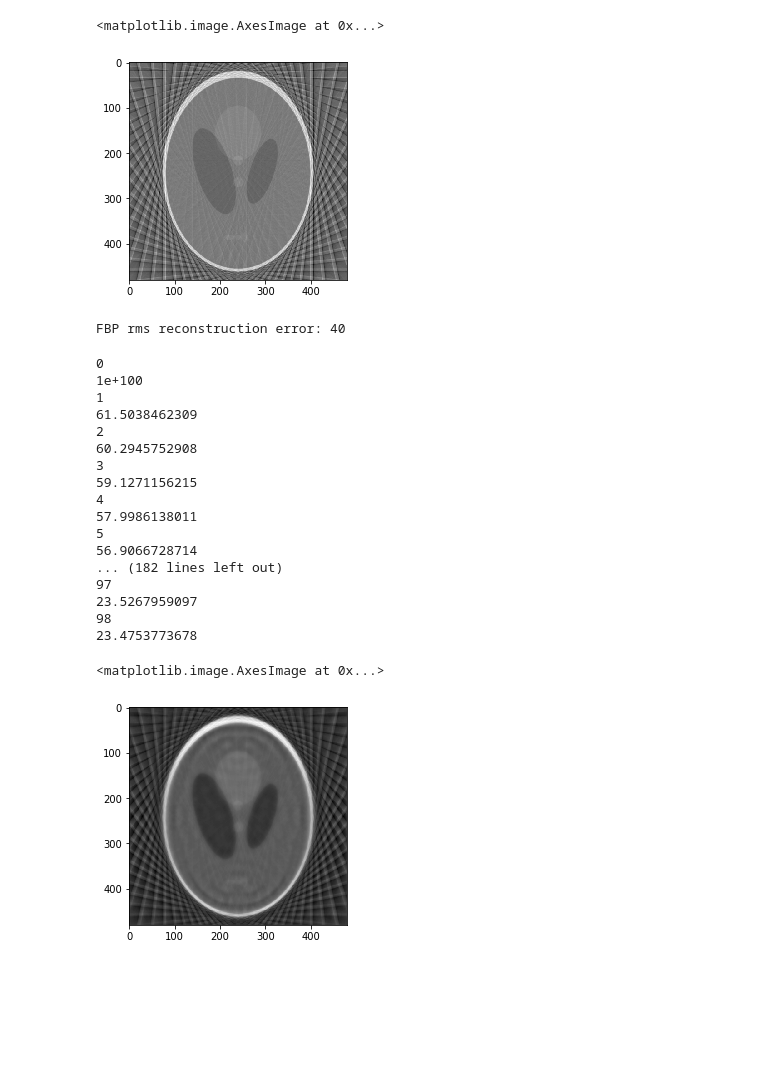
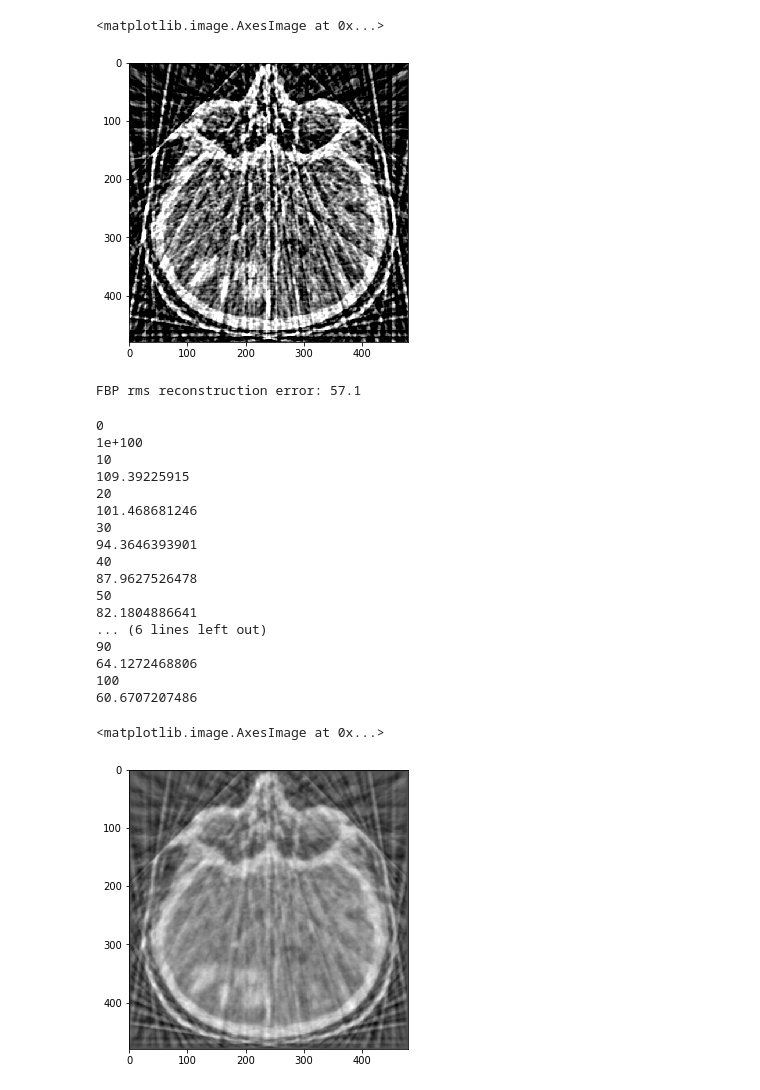
Before and after one commit to SachinG007/ct-image-reconstruction, a Jupyter notebook: jupyter_notebooks/ART.ipynb, the cells around one changed output. Cells and saved outputs as stored; diff of their text form; code cells hidden in the pictures; blank space fills up the shorter version.

```diff
--- a/jupyter_notebooks/ART.ipynb
+++ b/jupyter_notebooks/ART.ipynb
@@ -7,5 +8,6 @@ import matplotlib.pyplot as plt
 %matplotlib inline
 # %%
-img = cv2.imread("../images/phantom.png",0)
+img = cv2.imread("../images/brain.png",0)
+img = cv2.resize(img,(480,480))
 # img = np.ones((480,480), dtype='uint8')*255
-img.shape
+imsize = img.shape
@@ -74,6 +74,6 @@ plt.imshow(x1,cmap='gray')
 # %%
 x2 = np.zeros((480,480), dtype='float64')
-ATA2 =  iradon(radon(np.ones((480,480)),theta=theta2,circle=False),theta=theta2,circle=False)
+ATA2 =  iradon(radon(np.ones((480,480),dtype='uint8')*255,theta=theta2,circle=False),theta=theta2,circle=False)
 i=0
 flag=True
 while(flag):
@@ -111,0 +112,7 @@ i limit reached
+# %%
+# plt.rc("font", size=10)
+plt.rcParams["figure.figsize"] = [5, 10]
+plt.subplot(121)
+plt.imshow(x2,cmap='gray')
+plt.subplot(122)
+plt.imshow(fbp2,cmap='gray')
@@ -122,5 +132,5 @@ FBP rms reconstruction error: 9.28
 # %%
-theta3 = np.linspace(0., 180., 30, endpoint=False)
+theta3 = np.linspace(0., 180., 20, endpoint=False)
 sinogram3 = radon(img, theta=theta3, circle=False)
 plt.imshow(sinogram3, cmap='gray')
 # %% [output]
@@ -129,50 +139,52 @@ plt.imshow(sinogram3, cmap='gray')
 # %%
 fbp3 = iradon(sinogram3, theta=theta3, circle=False)
+np.clip(fbp3,0,255,out=fbp3)
 plt.imshow(fbp3, cmap = 'gray')
 # %% [output]
 <matplotlib.image.AxesImage at 0x...>
-[figure, old version]
+[figure, new version]
 # %%
 error3 = fbp3 - img
 print('FBP rms reconstruction error: %.3g' % np.sqrt(np.mean(error3**2)))
 # %% [output]
-FBP rms reconstruction error: 40
+FBP rms reconstruction error: 57.1
 # %%
 x3 = np.zeros((480,480), dtype='float64')
-ATA3 =  iradon(radon(np.ones((480,480)),theta=theta3,circle=False),theta=theta3,circle=False)
+ATA3 =  iradon(radon(np.ones((480,480),dtype='uint8')*255,theta=theta3,circle=False),theta=theta3,circle=False)
 i=0
 flag=True
 error = 1e100
 while(flag):
-    print(i)
-    print(error)
+    if(i%10==0):
+        print(i)
+        print(error)
     temp = x3
-    temp+=0.02*iradon((sinogram3 - radon(temp,theta=theta3,circle=False)),theta=theta3,circle=False)/ATA3
+    temp+=2*iradon((sinogram3 - radon(temp,theta=theta3,circle=False)),theta=theta3,circle=False)/ATA3
     mse=np.sqrt(np.mean((temp-img)**2))
-    if(mse-error>-0.05):
+    if(i>100):
         flag = False
     else:
         x3 = temp
         error = mse
     i+=1
 plt.imshow(x3,cmap='gray')
 # %% [output]
 0
 1e+100
-1
-61.5038462309
-2
-60.2945752908
-3
-59.1271156215
-4
-57.9986138011
-5
-56.9066728714
-... (182 lines left out)
-97
-23.5267959097
-98
-23.4753773678
+10
+109.39225915
+20
+101.468681246
+30
+94.3646393901
+40
+87.9627526478
+50
+82.1804886641
+... (6 lines left out)
+90
+64.1272468806
+100
+60.6707207486
 <matplotlib.image.AxesImage at 0x...>
-[figure, old version]
+[figure, new version]
```
Also changed, not shown: parts of 28 cells of this notebook, 2 other files.
